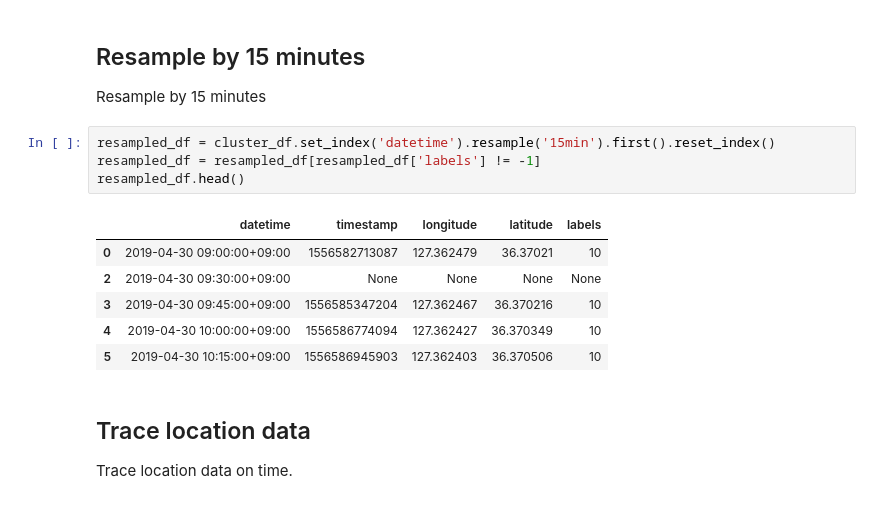
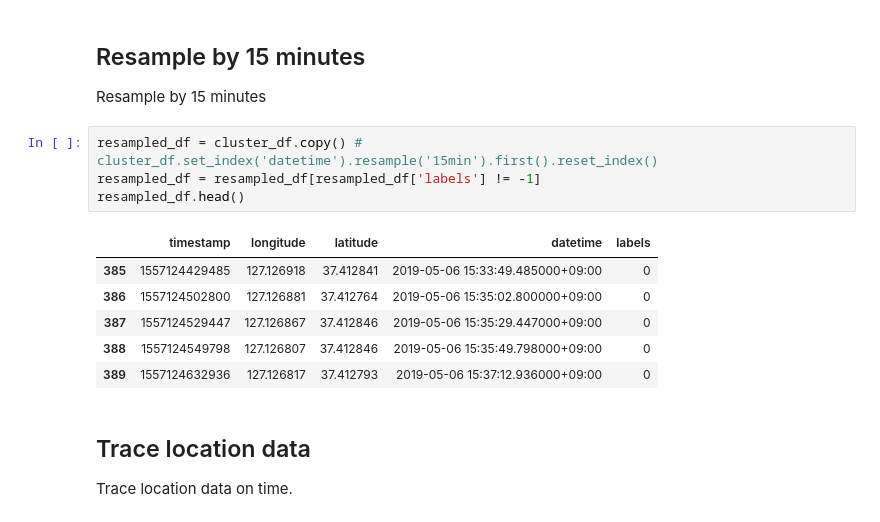
Before and after one commit to sjuuun/RooMBTI, a Jupyter notebook: data_process/location.ipynb, the cells around one changed output. Cells and saved outputs as stored; diff of their text form.

Commit message:
location clustering 방식 변경

```diff
--- a/data_process/location.ipynb
+++ b/data_process/location.ipynb
@@ -105,16 +105,16 @@ cluster_df.head()
 
 Resample by 15 minutes
 # %%
-resampled_df = cluster_df.set_index('datetime').resample('15min').first().reset_index()
+resampled_df = cluster_df.copy() # cluster_df.set_index('datetime').resample('15min').first().reset_index()
 resampled_df = resampled_df[resampled_df['labels'] != -1]
 resampled_df.head()
 # %% [output]
-|  | datetime | timestamp | longitude | latitude | labels |
-| 0 | 2019-04-30 09:00:00+09:00 | 1556582713087 | 127.362479 | 36.37021 | 10 |
-| 2 | 2019-04-30 09:30:00+09:00 | None | None | None | None |
-| 3 | 2019-04-30 09:45:00+09:00 | 1556585347204 | 127.362467 | 36.370216 | 10 |
-| 4 | 2019-04-30 10:00:00+09:00 | 1556586774094 | 127.362427 | 36.370349 | 10 |
-| 5 | 2019-04-30 10:15:00+09:00 | 1556586945903 | 127.362403 | 36.370506 | 10 |
+|  | timestamp | longitude | latitude | datetime | labels |
+| 385 | 1557124429485 | 127.126918 | 37.412841 | 2019-05-06 15:33:49.485000+09:00 | 0 |
+| 386 | 1557124502800 | 127.126881 | 37.412764 | 2019-05-06 15:35:02.800000+09:00 | 0 |
+| 387 | 1557124529447 | 127.126867 | 37.412846 | 2019-05-06 15:35:29.447000+09:00 | 0 |
+| 388 | 1557124549798 | 127.126807 | 37.412846 | 2019-05-06 15:35:49.798000+09:00 | 0 |
+| 389 | 1557124632936 | 127.126817 | 37.412793 | 2019-05-06 15:37:12.936000+09:00 | 0 |
 # %% [markdown]
 ## Trace location data
 
```
Also changed, not shown: parts of 7 cells of this notebook.
